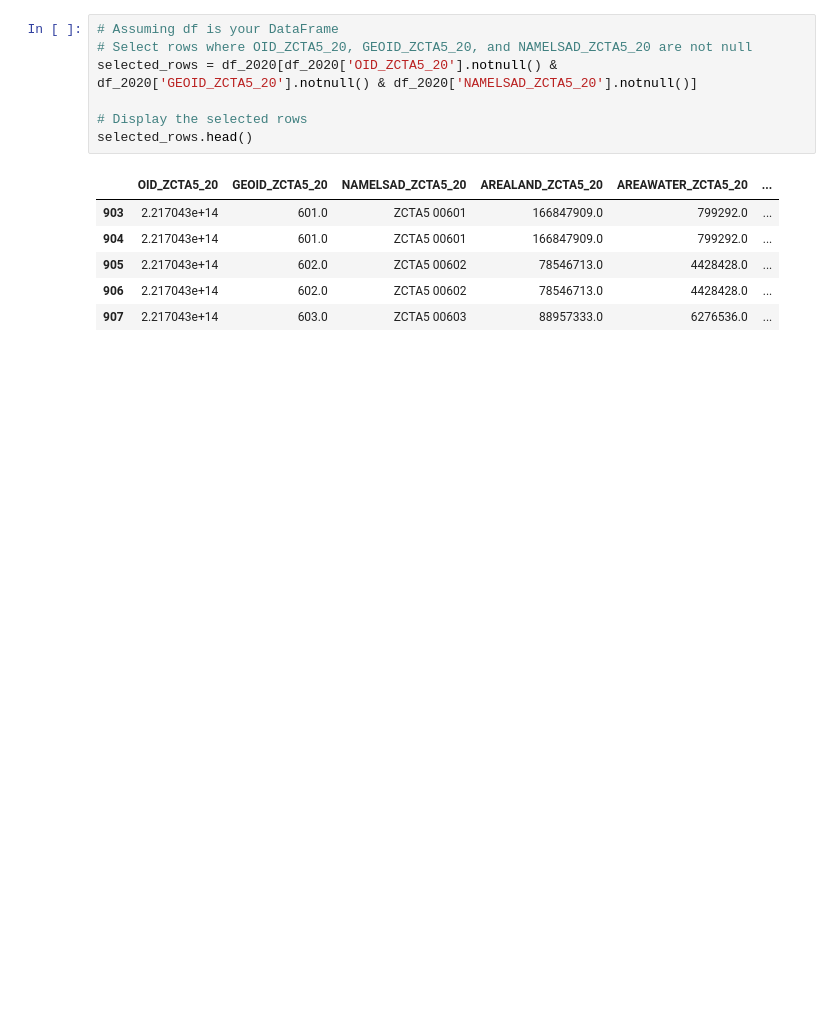
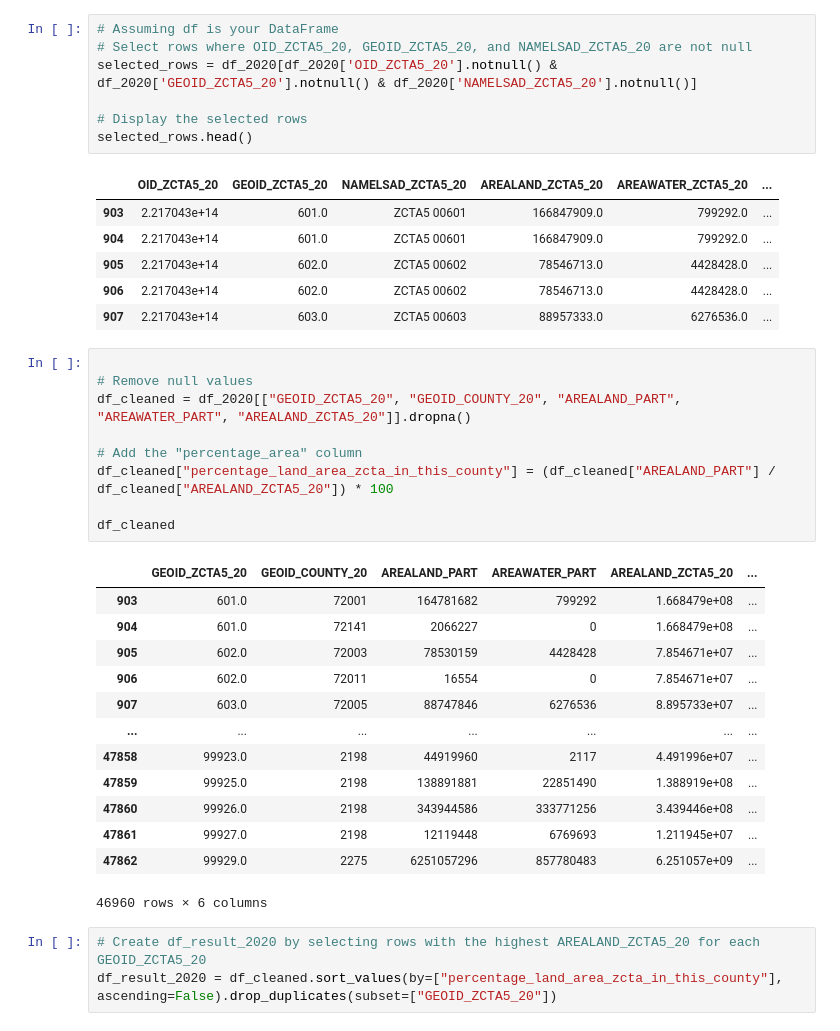
Before and after one commit to NSAPH-Data-Processing/us_census_zcta_time_series, a Jupyter notebook: notes/zcta_to_counties.ipynb, the cells around one changed output. Cells and saved outputs as stored; diff of their text form; blank space fills up the shorter version.

Commit message:
add zcta to counties

```diff
--- a/notes/zcta_to_counties.ipynb
+++ b/notes/zcta_to_counties.ipynb
@@ -44,3 +160,29 @@ selected_rows.head()
 | 905 | 2.217043e+14 | 602.0 | ZCTA5 00602 | 78546713.0 | 4428428.0 | ... |
 | 906 | 2.217043e+14 | 602.0 | ZCTA5 00602 | 78546713.0 | 4428428.0 | ... |
 | 907 | 2.217043e+14 | 603.0 | ZCTA5 00603 | 88957333.0 | 6276536.0 | ... |
+# %%
+
+# Remove null values
+df_cleaned = df_2020[["GEOID_ZCTA5_20", "GEOID_COUNTY_20", "AREALAND_PART", "AREAWATER_PART", "AREALAND_ZCTA5_20"]].dropna()
+
+# Add the "percentage_area" column
+df_cleaned["percentage_land_area_zcta_in_this_county"] = (df_cleaned["AREALAND_PART"] / df_cleaned["AREALAND_ZCTA5_20"]) * 100
+
+df_cleaned
+# %% [output]
+|  | GEOID_ZCTA5_20 | GEOID_COUNTY_20 | AREALAND_PART | AREAWATER_PART | AREALAND_ZCTA5_20 | ... |
+| 903 | 601.0 | 72001 | 164781682 | 799292 | 1.668479e+08 | ... |
+| 904 | 601.0 | 72141 | 2066227 | 0 | 1.668479e+08 | ... |
+| 905 | 602.0 | 72003 | 78530159 | 4428428 | 7.854671e+07 | ... |
+| 906 | 602.0 | 72011 | 16554 | 0 | 7.854671e+07 | ... |
+| 907 | 603.0 | 72005 | 88747846 | 6276536 | 8.895733e+07 | ... |
+| ... | ... | ... | ... | ... | ... | ... |
+| 47858 | 99923.0 | 2198 | 44919960 | 2117 | 4.491996e+07 | ... |
+| 47859 | 99925.0 | 2198 | 138891881 | 22851490 | 1.388919e+08 | ... |
+| 47860 | 99926.0 | 2198 | 343944586 | 333771256 | 3.439446e+08 | ... |
+| 47861 | 99927.0 | 2198 | 12119448 | 6769693 | 1.211945e+07 | ... |
+| 47862 | 99929.0 | 2275 | 6251057296 | 857780483 | 6.251057e+09 | ... |
+46960 rows × 6 columns
+# %%
+# Create df_result_2020 by selecting rows with the highest AREALAND_ZCTA5_20 for each GEOID_ZCTA5_20
+df_result_2020 = df_cleaned.sort_values(by=["percentage_land_area_zcta_in_this_county"], ascending=False).drop_duplicates(subset=["GEOID_ZCTA5_20"])
```
Also changed, not shown: parts of 17 cells of this notebook, 1 other file.
